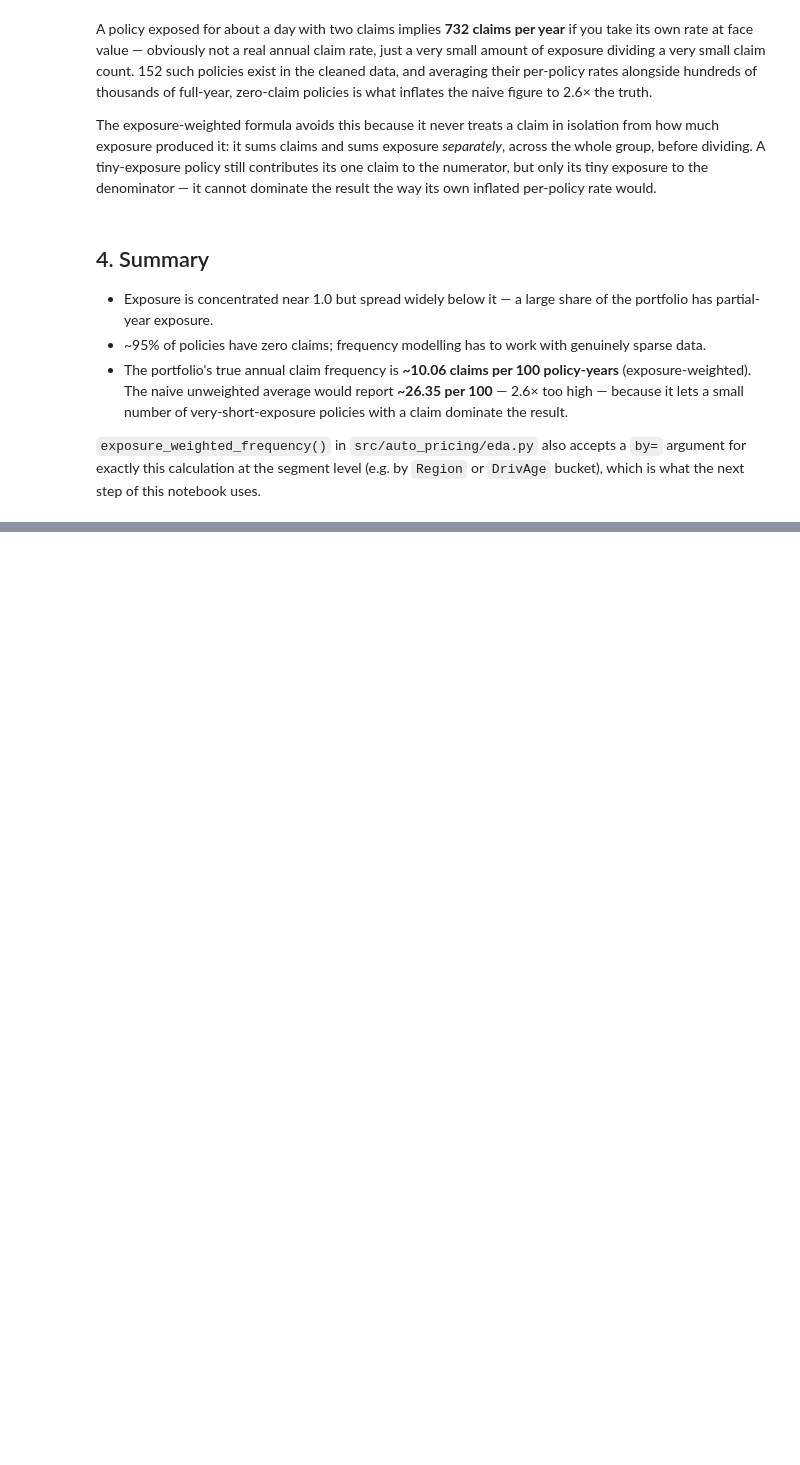
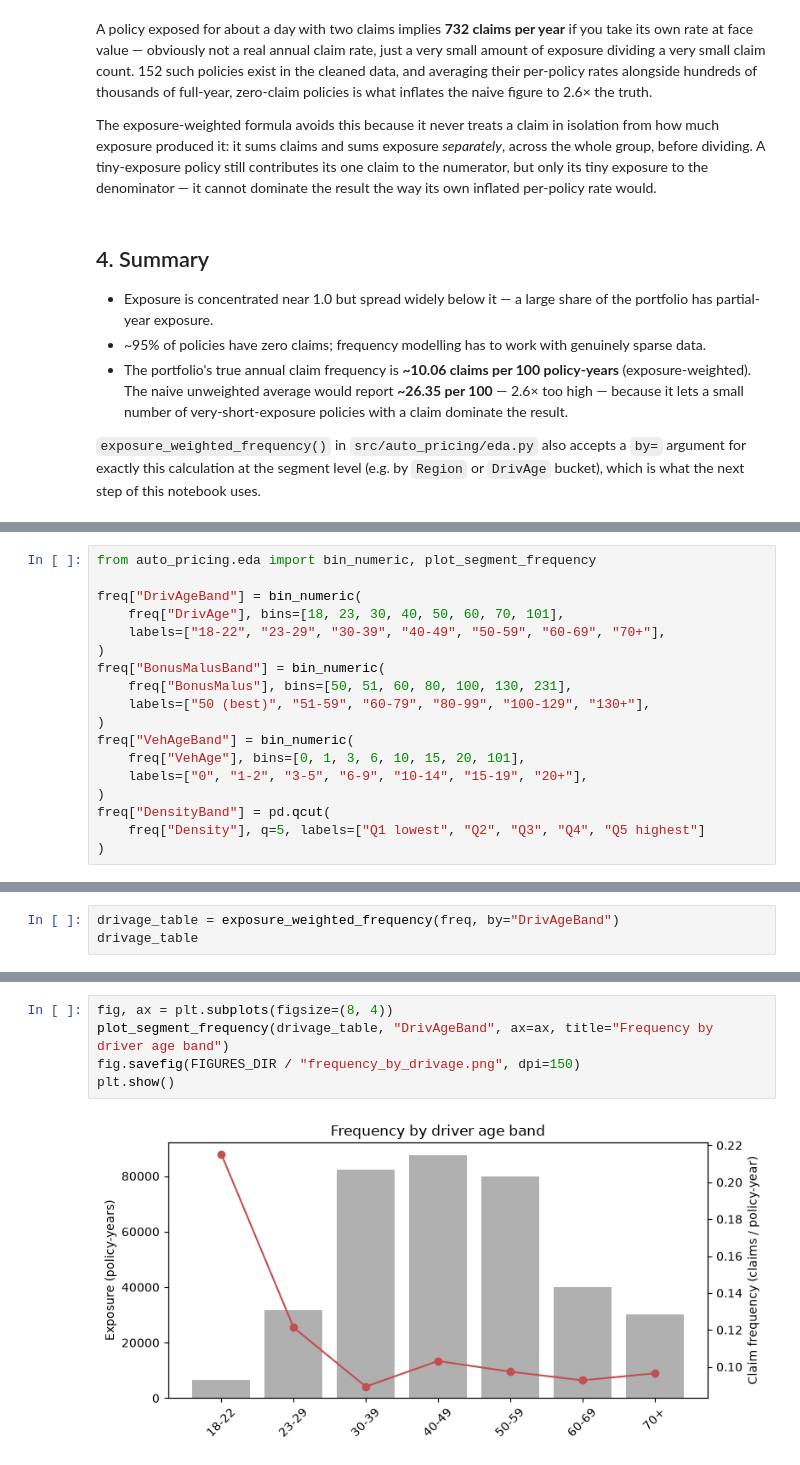
Before and after one commit to vishalyadav1729/auto-insurance-pricing, a Jupyter notebook: notebooks/02_data_cleaning_eda.ipynb, the cells around one changed output, grey strips where cells are left out. Saved outputs shown, nothing was run; the diff lists cells and outputs as text; blank space fills up the shorter version.

```diff
--- a/notebooks/02_data_cleaning_eda.ipynb
+++ b/notebooks/02_data_cleaning_eda.ipynb
@@ -142,0 +148,18 @@ The exposure-weighted formula avoids this because it never treats a claim in iso
+# %%
+from auto_pricing.eda import bin_numeric, plot_segment_frequency
+
+freq["DrivAgeBand"] = bin_numeric(
+    freq["DrivAge"], bins=[18, 23, 30, 40, 50, 60, 70, 101],
+    labels=["18-22", "23-29", "30-39", "40-49", "50-59", "60-69", "70+"],
+)
+freq["BonusMalusBand"] = bin_numeric(
+    freq["BonusMalus"], bins=[50, 51, 60, 80, 100, 130, 231],
+    labels=["50 (best)", "51-59", "60-79", "80-99", "100-129", "130+"],
+)
+freq["VehAgeBand"] = bin_numeric(
+    freq["VehAge"], bins=[0, 1, 3, 6, 10, 15, 20, 101],
+    labels=["0", "1-2", "3-5", "6-9", "10-14", "15-19", "20+"],
+)
+freq["DensityBand"] = pd.qcut(
+    freq["Density"], q=5, labels=["Q1 lowest", "Q2", "Q3", "Q4", "Q5 highest"]
+)
@@ -142,0 +168,3 @@ The exposure-weighted formula avoids this because it never treats a claim in iso
+# %%
+drivage_table = exposure_weighted_frequency(freq, by="DrivAgeBand")
+drivage_table
@@ -142,0 +180,7 @@ The exposure-weighted formula avoids this because it never treats a claim in iso
+# %%
+fig, ax = plt.subplots(figsize=(8, 4))
+plot_segment_frequency(drivage_table, "DrivAgeBand", ax=ax, title="Frequency by driver age band")
+fig.savefig(FIGURES_DIR / "frequency_by_drivage.png", dpi=150)
+plt.show()
+# %% [output]
+[figure, added]
```
Also changed, not shown: parts of 32 cells of this notebook, 2 other files.
